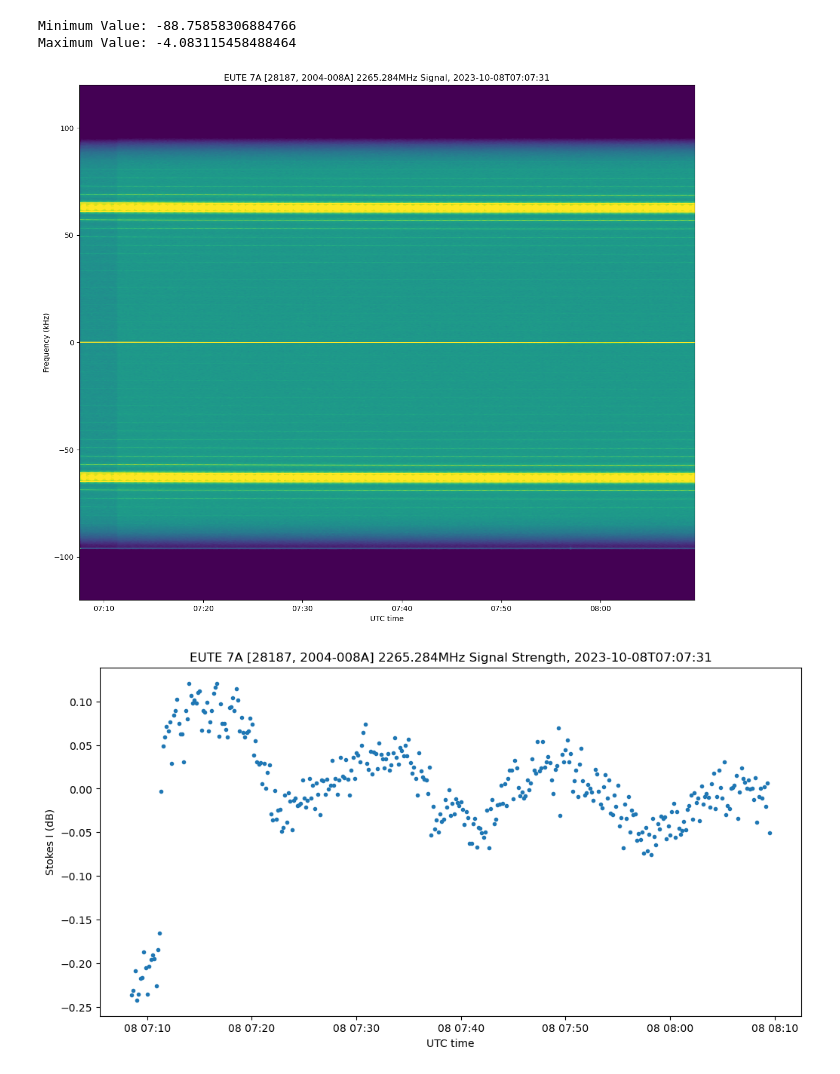
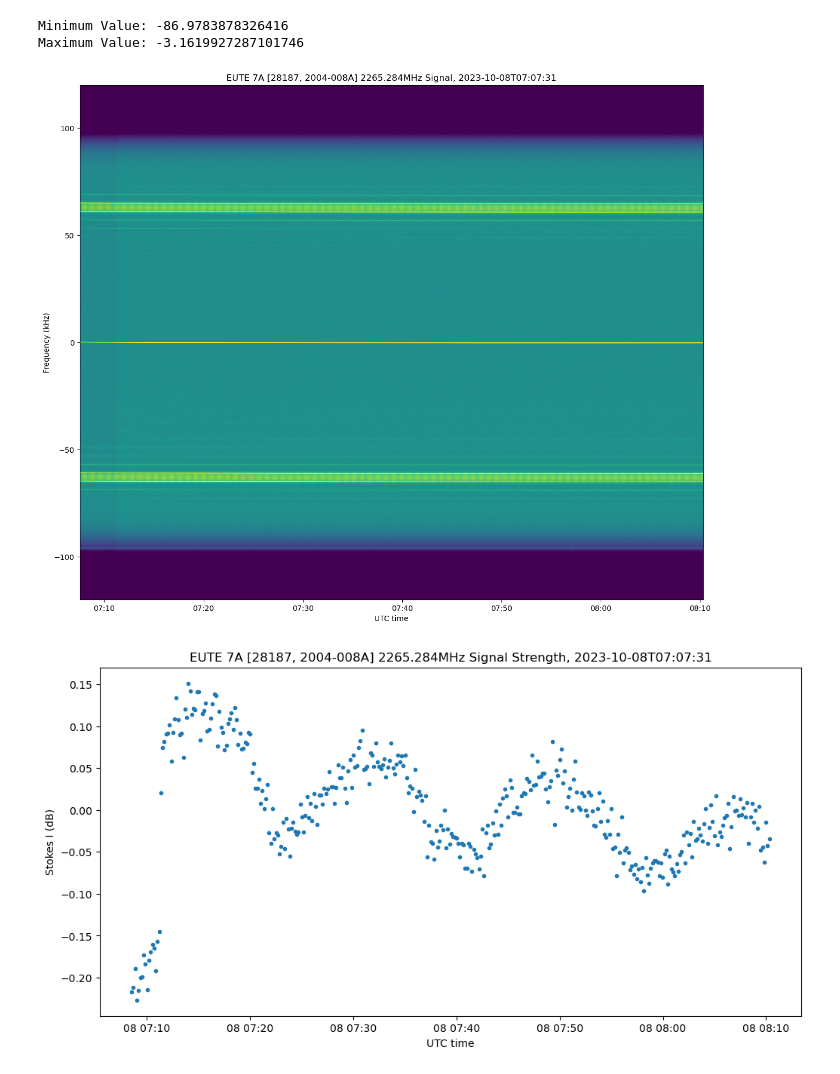
Before and after one commit to ScottTilley/polarization, a Jupyter notebook: EUTE_7A/EUTE_28187_2023-10-08.ipynb, the cells around one changed output. Drawn from its saved outputs; the diff is of its cells as text; code cells hidden in the pictures.

```diff
--- a/EUTE_7A/EUTE_28187_2023-10-08.ipynb
+++ b/EUTE_7A/EUTE_28187_2023-10-08.ipynb
@@ -11,8 +11,10 @@ frequency = "2265.284"
 object_observed = "EUTE 7A [28187, 2004-008A]"
 # %%
 nfft = 4096
-
-directory_path = '/home/scott/blade_test/'
+samp_rate = 2e6
+decim1 = 8
+integrate = int(samp_rate/decim1/nfft*100)
+directory_path = '/home/scott/blade_test/data/EUTE_28187_2023-10-08/'
 
 filename_pattern = '*.xx.f32'
 
@@ -37,7 +39,16 @@ Latest Filename: /home/scott/blade_test/2023-10-08T07:07:31.xx.f32
 Datetime: 2023-10-08 07:07:31
 # %%
-gain_offset = np.average((np.median(xx, axis = 1)/np.median(yy, axis = 1)))
-print("Gain offset:", gain_offset)
+peak_column_index = np.argmax(np.max(np.abs(xx), axis=0))
+xx_peak = xx[:, peak_column_index]
+yy_peak = yy[:, peak_column_index]
+gain_offset = np.average(xx_peak / yy_peak)
+print("Column Index for Peak Value:", peak_column_index)
+print("Gain Offset:", gain_offset)
+print("shape of XY: ", np.shape(xy))
+#gain_offset = np.average((np.max(xx[peak_value])/np.max(yy[peak_value])))# Assumes when purely RHCP or LHCP that the peaks should be the same.
+
+#gain_offset = np.average((np.median(xx, axis = 1)/np.median(yy, axis = 1))) # referenced to the noise floor...
+
 yy *= gain_offset
 xy *= np.sqrt(gain_offset)
 
@@ -49,10 +60,24 @@ avg_complex_value /= n_rows
 peak_value = np.max(np.abs(avg_complex_value))
 peak_column_index = np.argmax(np.abs(avg_complex_value))
 phase_angle_degrees = np.angle(avg_complex_value[peak_column_index], deg=True)
-
 print("Column Index for Peak Value:", peak_column_index)
 print("Complex Phase Angle (Degrees) of Peak Value:", phase_angle_degrees)
-print(xy.shape)
 
-xy *= np.exp(-1j*np.deg2rad(134))*(-1j) # correct for X-Y phase offset
+# NOTE: DSCOVR is LHCP, so using its phase to calibrate while keeping circular polarization convention.
+#xy *= np.exp(-1j*np.deg2rad(phase_angle_degrees+180))*(-1j) # correct for X-Y phase offset
+
+frequency_values = np.arange((samp_rate/decim1)/-2.0, (samp_rate/decim1)/2.0, (samp_rate/decim1)/nfft)
+frequency_values += float(frequency) *1e6
+
+plt.figure(figsize=(12, 6))
+plt.plot(frequency_values, np.angle(avg_complex_value, deg=True),'.')
+plt.xlabel('Frequency (Hz)')
+plt.ylabel('Phase Angle (Degrees)')
+plt.title(f'{object_observed}, {frequency}MHz - Average Phase Angle vs. Frequency - {formatted_datetime}')
+plt.grid(True)
+
+filename = f'{object_observed}_{formatted_datetime}_avg_phase_freq.png'
+plt.savefig(filename)
+
+xy *= np.exp(-1j*np.deg2rad(phase_angle_degrees+180))*(-1j) # correct for X-Y phase offset
 # %% [output]
@@ -63,27 +90,27 @@ Complex Phase Angle (Degrees) of Peak Value: -22.10613947517805
 # %%
 result = xx + yy
 min_value = 10*np.log10(np.min(result))
 max_value = 10*np.log10(np.max(result))
 print("Minimum Value:", min_value)
 print("Maximum Value:", max_value)
 
 plt.figure(figsize = (15,15), facecolor = 'w')
 plt.imshow(10*np.log10(xx+yy)[:,::-1].T, extent = (mdates.date2num(t[0]),mdates.date2num(t[-1]), -120, 120),
-          aspect = 1.5e-4,  vmin = -35, vmax = -25)
+          aspect = 1.5e-4,  vmin = -35, vmax = -20)
 plt.gca().set_xlim((t[0], t[-1]))
 plt.gca().xaxis.set_major_formatter(mdates.DateFormatter('%H:%M'))
 plt.ylabel('Frequency (kHz)')
 plt.xlabel('UTC time')
 
 title_text = f'{object_observed} {frequency}MHz Signal, {formatted_datetime}'
 plt.title(title_text)
 
 filename = f'{object_observed}_{formatted_datetime}_sig_plot.png'
 plt.savefig(filename)
 # %% [output]
-Minimum Value: -88.75858306884766
-Maximum Value: -4.083115458488464
+Minimum Value: -86.9783878326416
+Maximum Value: -3.1619927287101746
-[figure, old version]
+[figure, new version]
 # %%
 signal_peak = np.argmax(xx + yy, axis = 1)
 offsets = np.arange(-2,3)
@@ -121,7 +148,7 @@ plt.title(title_text)
 filename = f'{object_observed}_{formatted_datetime}_sig_strength.png'
 plt.savefig(filename)
 # %% [output]
-[figure, old version]
+[figure, new version]
 # %%
 plt.figure(figsize = (12, 6))
 plt.plot(t[sel], (P/I)[sel], '.')
```
Also changed, not shown: parts of 6 cells of this notebook.
